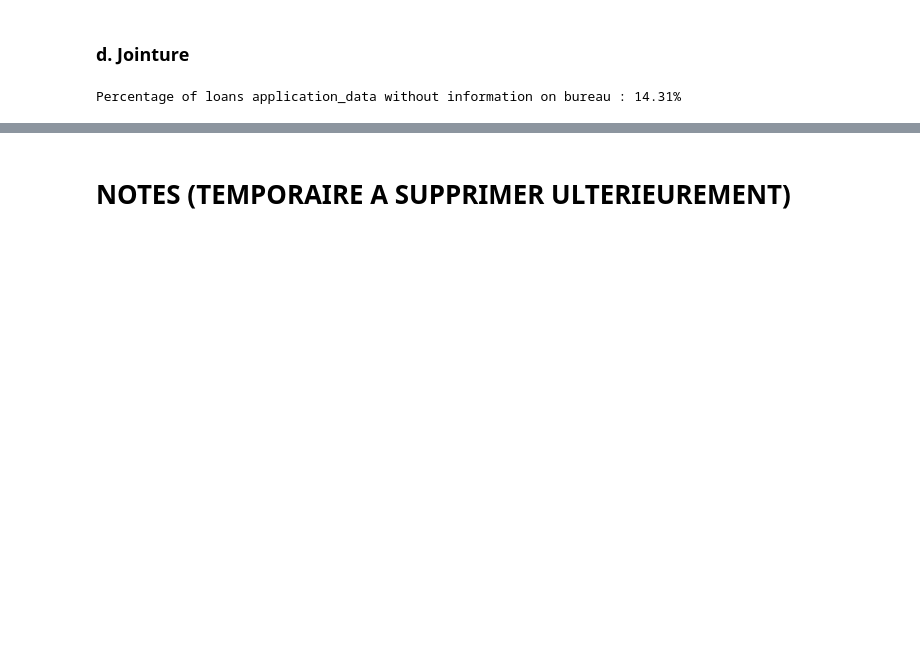
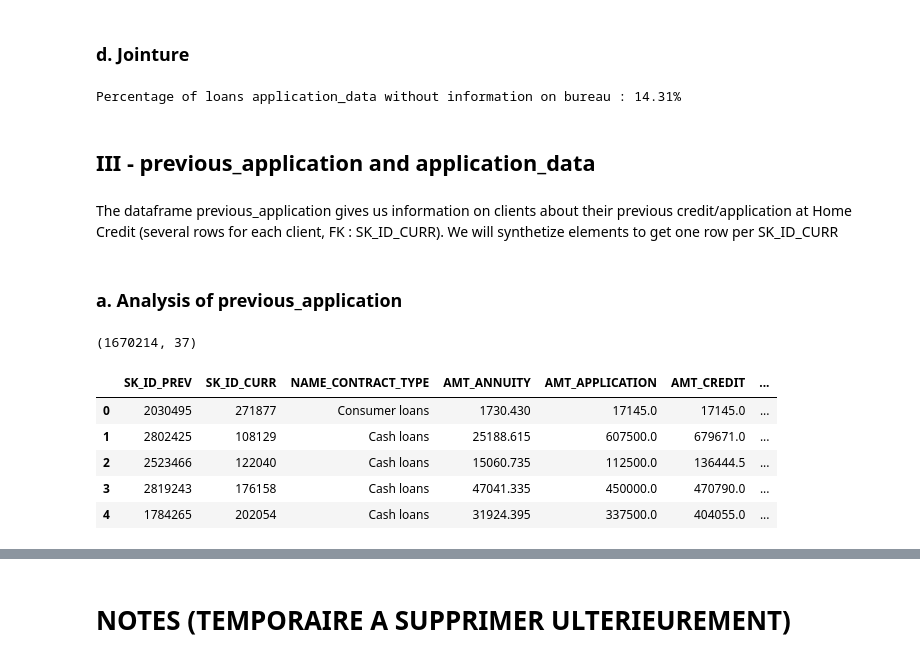
Before and after one commit to RobinPbt/P7-Openclassrooms, a Jupyter notebook: P7_preprocessing.ipynb, the cells around one changed output, grey strips where cells are left out. Cells and saved outputs as stored; diff of their text form; code cells hidden in the pictures; blank space fills up the shorter version.

```diff
--- a/P7_preprocessing.ipynb
+++ b/P7_preprocessing.ipynb
@@ -444,3 +411,20 @@ Percentage of loans application_data without information on bureau : 14.31%
 application_data = application_data.join(bureau_agg, how='left', on='SK_ID_CURR')
 del bureau_agg
 del bureau
+# %% [markdown]
+## III - previous_application and application_data <a class="anchor" id="5-bullet"></a>
+# %% [markdown]
+The dataframe previous_application gives us information on clients about their previous credit/application at Home Credit (several rows for each client, FK : SK_ID_CURR). We will synthetize elements to get one row per SK_ID_CURR
+# %% [markdown]
+### a. Analysis of previous_application
+# %%
+print(previous_application.shape)
+previous_application.head()
+# %% [output]
+(1670214, 37)
+|  | SK_ID_PREV | SK_ID_CURR | NAME_CONTRACT_TYPE | AMT_ANNUITY | AMT_APPLICATION | AMT_CREDIT | ... |
+| 0 | 2030495 | 271877 | Consumer loans | 1730.430 | 17145.0 | 17145.0 | ... |
+| 1 | 2802425 | 108129 | Cash loans | 25188.615 | 607500.0 | 679671.0 | ... |
+| 2 | 2523466 | 122040 | Cash loans | 15060.735 | 112500.0 | 136444.5 | ... |
+| 3 | 2819243 | 176158 | Cash loans | 47041.335 | 450000.0 | 470790.0 | ... |
+| 4 | 1784265 | 202054 | Cash loans | 31924.395 | 337500.0 | 404055.0 | ... |
```
Also changed, not shown: parts of 58 cells of this notebook.
